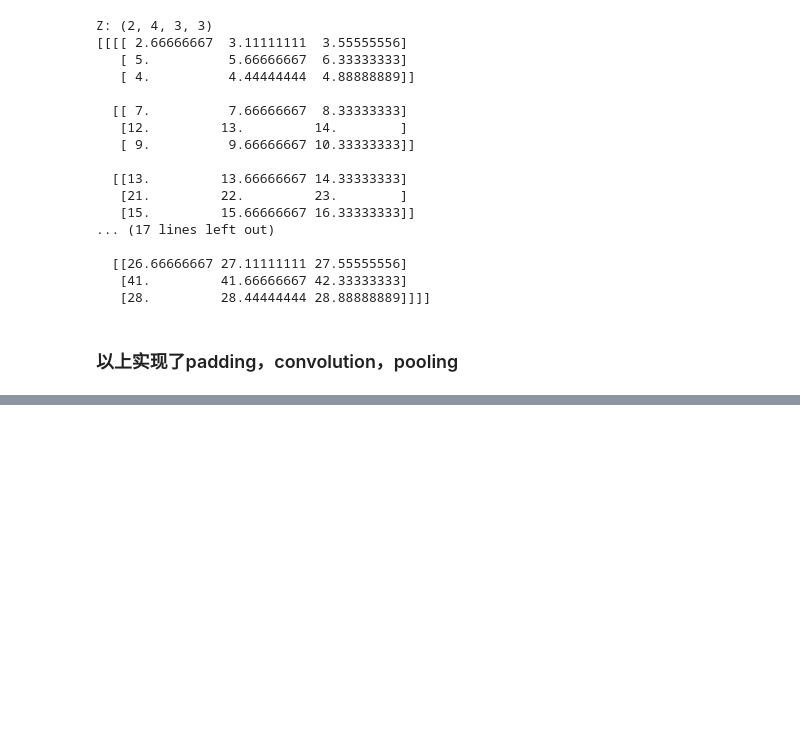
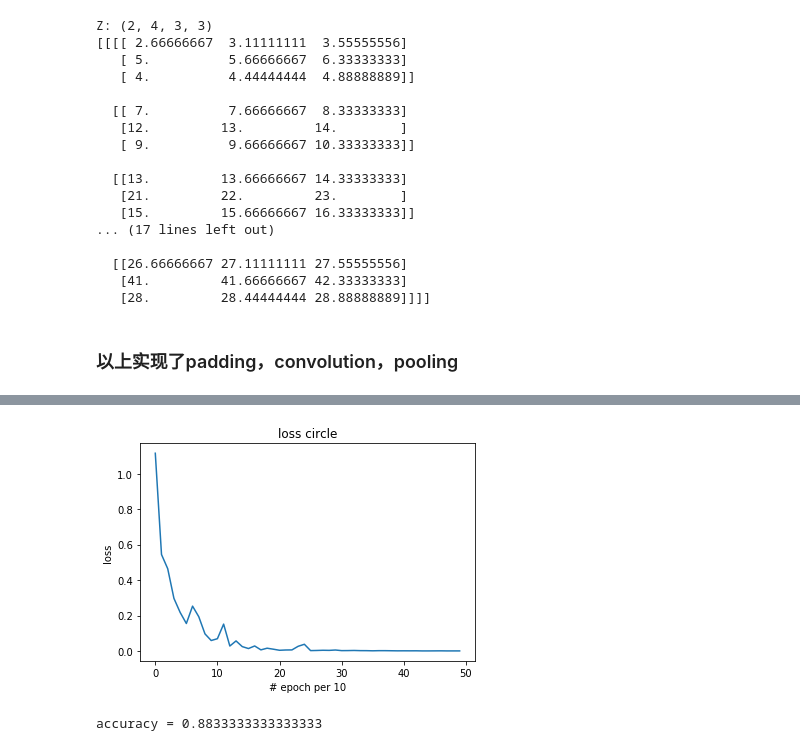
Before and after one commit to wjphallo/deeplearning-study, a Jupyter notebook: 4-1/4-1.ipynb, the cells around one changed output, grey strips where cells are left out. Drawn from its saved outputs; the diff is of its cells as text; code cells hidden in the pictures; blank space fills up the shorter version.

```diff
--- a/4-1/4-1.ipynb
+++ b/4-1/4-1.ipynb
@@ -253,0 +487,11 @@ Z: (2, 4, 3, 3)
+# %%
+def init_params():
+
+    W1 = tf.get_variable('W1', [4,4,3,8], initializer=tf.contrib.layers.xavier_initializer(seed=0))
+    W2 = tf.get_variable('W2', [2,2,8,16], initializer=tf.contrib.layers.xavier_initializer(seed=0))
+    params = {
+        'W1': W1,
+        'W2': W2
+    }
+
+    return params
@@ -253,0 +521,57 @@ Z: (2, 4, 3, 3)
+# %%
+def compute_cost(Z3, Y):
+
+    cost = tf.reduce_mean(tf.nn.softmax_cross_entropy_with_logits(logits=Z3, labels=Y))
+    # (m_batches, n_features)
+
+    return cost
+# %%
+# 定义变量
+X = X_train
+Y = Y_train
+alpha = 0.005
+epochs = 500
+batch_size = 64
+
+ops.reset_default_graph()
+
+m, n_h, n_w, n_c = X.shape
+n_y = Y.shape[1]
+
+# set placeholder for mini-batch
+x, y = create_placeholders(n_h, n_w, n_c, n_y)
+# initial weights
+params = init_params()
+# forwardprop
+Z3 = forward_prop(x, params)
+# compute cost
+cost = compute_cost(Z3, y)
+# use optimizer to backprop and update parameters
+optimizer = tf.train.AdamOptimizer(learning_rate=alpha).minimize(cost)
+# initialize all variables
+init = tf.global_variables_initializer()
+
+sess = tf.Session()
+sess.run(init)
+seed = 0
+J_list = []
+for i in range(epochs):
+    seed += 1
+    # segment train set to mini-batches
+    mini_batches = cnn_utils.random_mini_batches(X, Y, mini_batch_size=batch_size, seed=seed)
+    for batch in mini_batches:
+        X_mini, Y_mini = batch
+        _, J = sess.run([optimizer, cost], feed_dict={x: X_mini, y: Y_mini})
+    if i == 0:
+        print(f'No.{i+1} iteration\'s loss: {J}')
+    if (i+1) % 10 == 0:
+        J_list.append(J)
+    if (i+1) % 100 == 0:
+        print(f'No.{i+1} iteration\'s loss: {J}')
+
+plt.plot(J_list)
+plt.title('loss circle')
+plt.xlabel('# epoch per 10')
+plt.ylabel('loss')
+plt.show()
+# %% [output]
@@ -253,0 +588,9 @@ Z: (2, 4, 3, 3)
+[figure, added]
+# %%
+# predict
+Z3_test = sess.run(Z3, feed_dict={x:X_test.astype(np.float32)})
+Y_predict = np.argmax(Z3_test, axis=1)
+accuracy = np.mean(np.squeeze(Y_test) == Y_predict)
+print(f'accuracy = {accuracy}')
+# %% [output]
+accuracy = 0.8833333333333333
```
Also changed, not shown: parts of 25 cells of this notebook, 4 other files.
